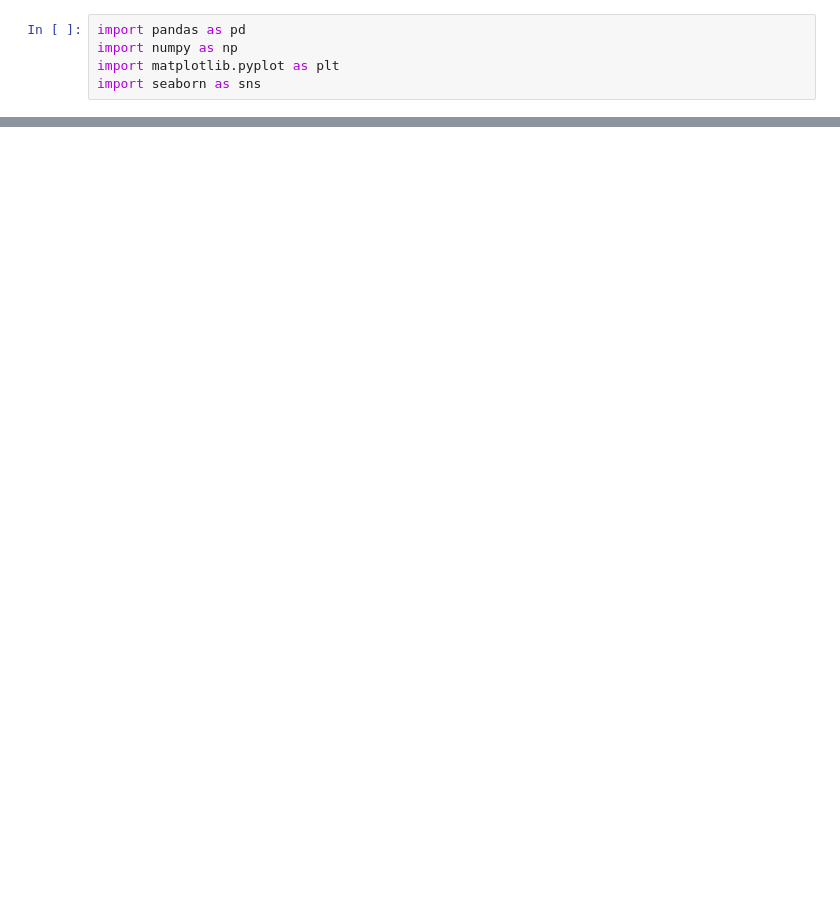
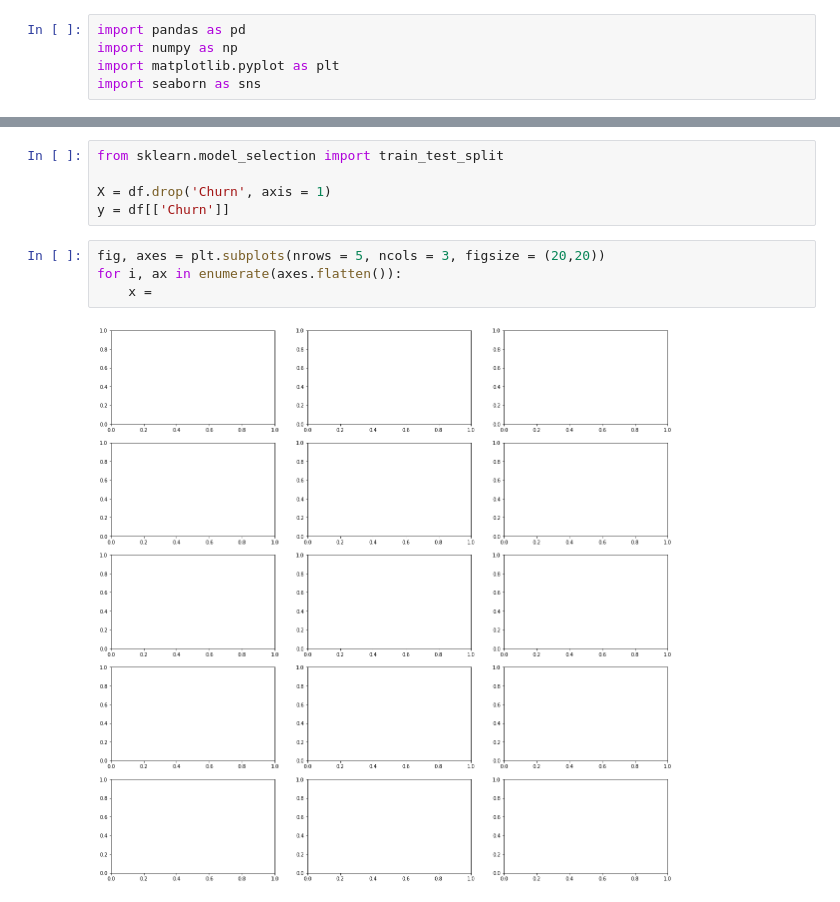
Before and after one commit to RodrigoSilvaC/CSE6740, a Jupyter notebook: final_project.ipynb, the cells around one changed output, grey strips where cells are left out. Drawn from its saved outputs; the diff is of its cells as text; blank space fills up the shorter version.

```diff
--- a/final_project.ipynb
+++ b/final_project.ipynb
@@ -20,0 +39,11 @@ df.shape
+# %%
+from sklearn.model_selection import train_test_split
+
+X = df.drop('Churn', axis = 1)
+y = df[['Churn']]
+# %%
+fig, axes = plt.subplots(nrows = 5, ncols = 3, figsize = (20,20))
+for i, ax in enumerate(axes.flatten()):
+    x =
+# %% [output]
+[figure, added]
```
Also changed, not shown: parts of 2 cells of this notebook.
